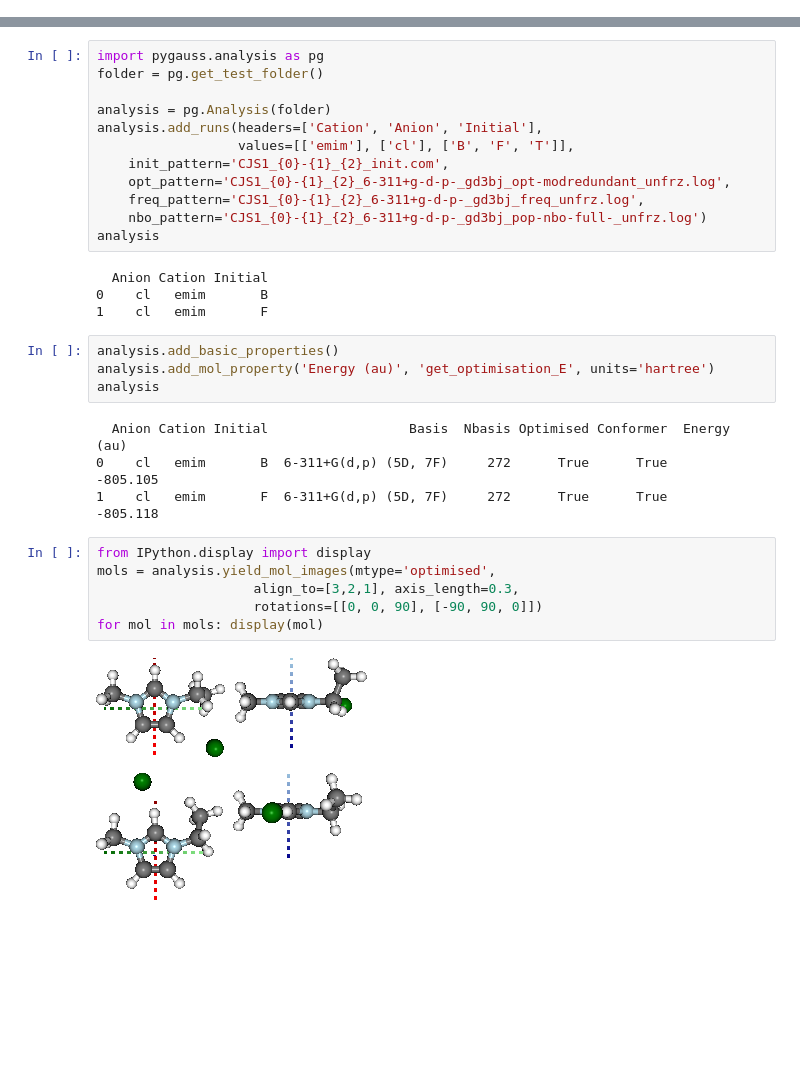
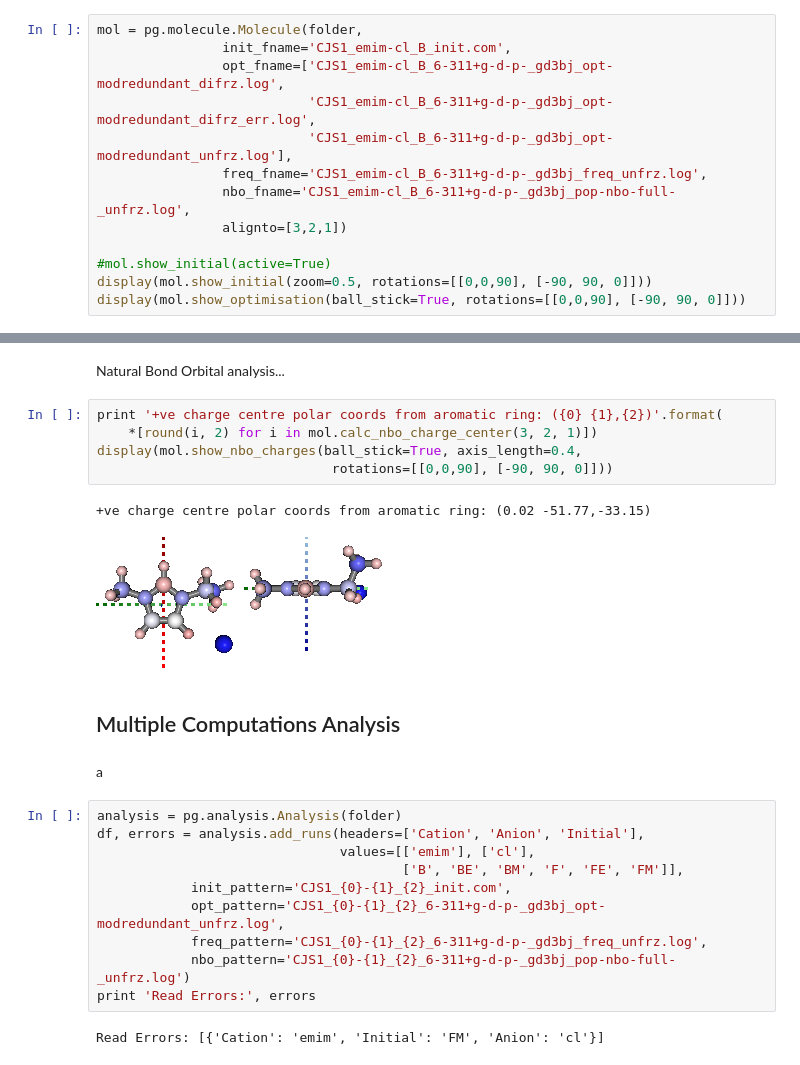
Before and after one commit to chrisjsewell/PyGauss, a Jupyter notebook: ipython_notebooks/PyGauss_readme.ipynb, the cells around one changed output, grey strips where cells are left out. Drawn from its saved outputs; the diff is of its cells as text; blank space fills up the shorter version.

Commit message:
updated readme
changed
also (bug fix) need to import chemlab to make sure Qt API set correctly

```diff
--- a/ipython_notebooks/PyGauss_readme.ipynb
+++ b/ipython_notebooks/PyGauss_readme.ipynb
@@ -11,0 +26,13 @@ The basic function of the API is to take in data files ouput from Gaussian for a
+# %%
+mol = pg.molecule.Molecule(folder,
+                init_fname='CJS1_emim-cl_B_init.com',
+                opt_fname=['CJS1_emim-cl_B_6-311+g-d-p-_gd3bj_opt-modredundant_difrz.log',
+                           'CJS1_emim-cl_B_6-311+g-d-p-_gd3bj_opt-modredundant_difrz_err.log',
+                           'CJS1_emim-cl_B_6-311+g-d-p-_gd3bj_opt-modredundant_unfrz.log'],
+                freq_fname='CJS1_emim-cl_B_6-311+g-d-p-_gd3bj_freq_unfrz.log',
+                nbo_fname='CJS1_emim-cl_B_6-311+g-d-p-_gd3bj_pop-nbo-full-_unfrz.log',
+                alignto=[3,2,1])
+
+#mol.show_initial(active=True)
+display(mol.show_initial(zoom=0.5, rotations=[[0,0,90], [-90, 90, 0]]))
+display(mol.show_optimisation(ball_stick=True, rotations=[[0,0,90], [-90, 90, 0]]))
@@ -12,33 +74,26 @@ The basic function of the API is to take in data files ouput from Gaussian for a
+# %% [markdown]
+Natural Bond Orbital analysis...
+# %%
+print '+ve charge centre polar coords from aromatic ring: ({0} {1},{2})'.format(
+    *[round(i, 2) for i in mol.calc_nbo_charge_center(3, 2, 1)])
+display(mol.show_nbo_charges(ball_stick=True, axis_length=0.4,
+                              rotations=[[0,0,90], [-90, 90, 0]]))
+# %% [output]
++ve charge centre polar coords from aromatic ring: (0.02 -51.77,-33.15)
+[figure, added]
+# %% [markdown]
+## Multiple Computations Analysis
+# %% [markdown]
+a
 # %%
-import pygauss.analysis as pg
-folder = pg.get_test_folder()
-
-analysis = pg.Analysis(folder)
-analysis.add_runs(headers=['Cation', 'Anion', 'Initial'],
-                  values=[['emim'], ['cl'], ['B', 'F', 'T']],
-    init_pattern='CJS1_{0}-{1}_{2}_init.com',
-    opt_pattern='CJS1_{0}-{1}_{2}_6-311+g-d-p-_gd3bj_opt-modredundant_unfrz.log',
-    freq_pattern='CJS1_{0}-{1}_{2}_6-311+g-d-p-_gd3bj_freq_unfrz.log',
-    nbo_pattern='CJS1_{0}-{1}_{2}_6-311+g-d-p-_gd3bj_pop-nbo-full-_unfrz.log')
-analysis
+analysis = pg.analysis.Analysis(folder)
+df, errors = analysis.add_runs(headers=['Cation', 'Anion', 'Initial'],
+                               values=[['emim'], ['cl'],
+                                       ['B', 'BE', 'BM', 'F', 'FE', 'FM']],
+            init_pattern='CJS1_{0}-{1}_{2}_init.com',
+            opt_pattern='CJS1_{0}-{1}_{2}_6-311+g-d-p-_gd3bj_opt-modredundant_unfrz.log',
+            freq_pattern='CJS1_{0}-{1}_{2}_6-311+g-d-p-_gd3bj_freq_unfrz.log',
+            nbo_pattern='CJS1_{0}-{1}_{2}_6-311+g-d-p-_gd3bj_pop-nbo-full-_unfrz.log')
+print 'Read Errors:', errors
 # %% [output]
-  Anion Cation Initial
-0    cl   emim       B
-1    cl   emim       F
+Read Errors: [{'Cation': 'emim', 'Initial': 'FM', 'Anion': 'cl'}]
-# %%
-analysis.add_basic_properties()
-analysis.add_mol_property('Energy (au)', 'get_optimisation_E', units='hartree')
-analysis
-# %% [output]
-  Anion Cation Initial                  Basis  Nbasis Optimised Conformer  Energy (au)
-0    cl   emim       B  6-311+G(d,p) (5D, 7F)     272      True      True     -805.105
-1    cl   emim       F  6-311+G(d,p) (5D, 7F)     272      True      True     -805.118
-# %%
-from IPython.display import display
-mols = analysis.yield_mol_images(mtype='optimised',
-                    align_to=[3,2,1], axis_length=0.3,
-                    rotations=[[0, 0, 90], [-90, 90, 0]])
-for mol in mols: display(mol)
-# %% [output]
-[figure, removed]
-[figure, removed]
```
Also changed, not shown: parts of 21 cells of this notebook, 17 other files.
